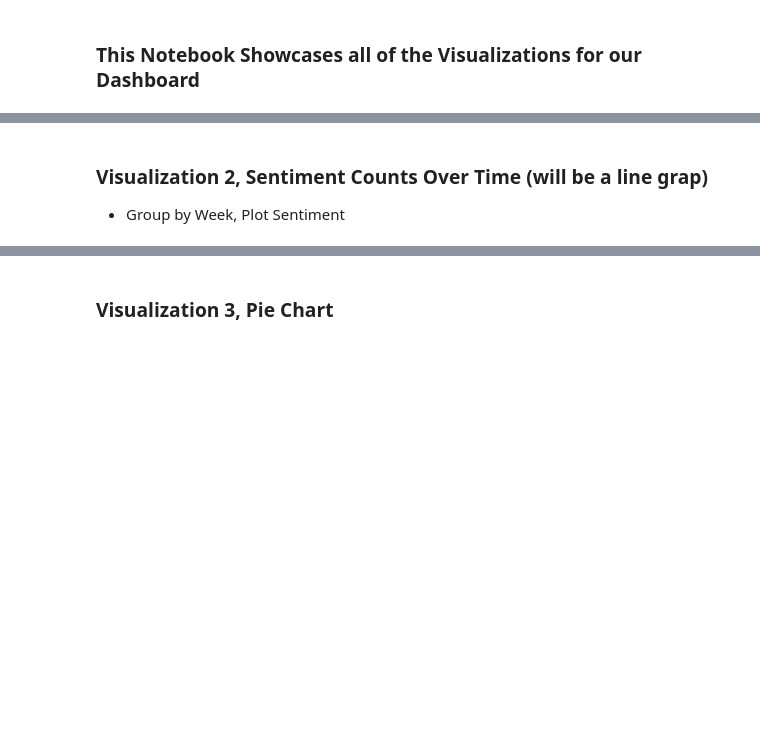
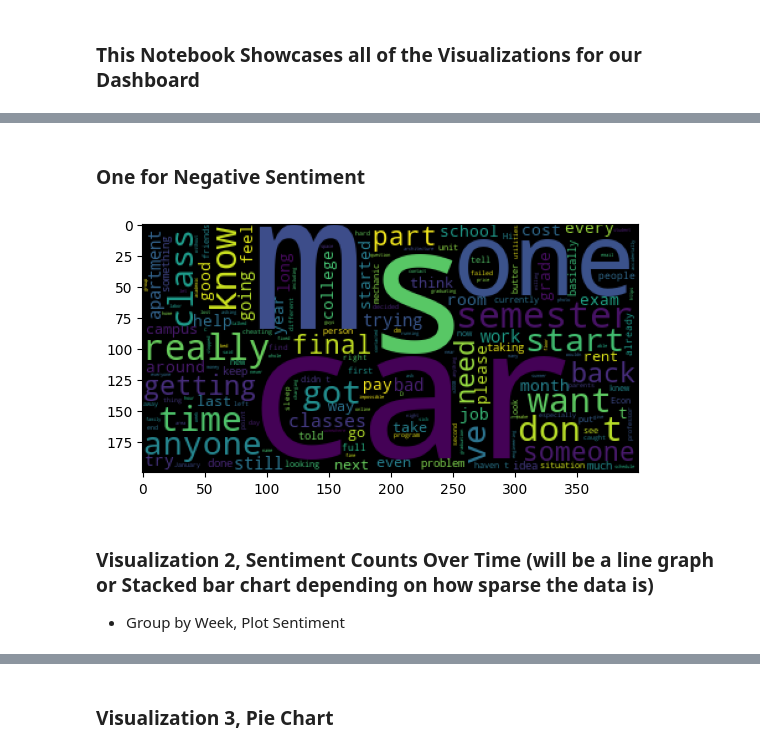
Before and after one commit to domatt1854/cis-410-project, a Jupyter notebook: sentiment_analysis/visualization.ipynb, the cells around one changed output, grey strips where cells are left out. Cells and saved outputs as stored; diff of their text form; code cells hidden in the pictures; blank space fills up the shorter version.

```diff
--- a/sentiment_analysis/visualization.ipynb
+++ b/sentiment_analysis/visualization.ipynb
@@ -80,5 +87,11 @@ df_polarity.head()
+# %% [markdown]
+### One for Negative Sentiment
+# %%
+vocab, wordcloud = generate_wordcloud(df_polarity[df_polarity['sentiment'] == 'Negative'])
+# %% [output]
+[figure, added]
 # %% [markdown]
-### Visualization 2, Sentiment Counts Over Time (will be a line grap)
+### Visualization 2, Sentiment Counts Over Time (will be a line graph or Stacked bar chart depending on how sparse the data is)
 
 - Group by Week, Plot Sentiment
 # %%
```
Also changed, not shown: parts of 25 cells of this notebook.
